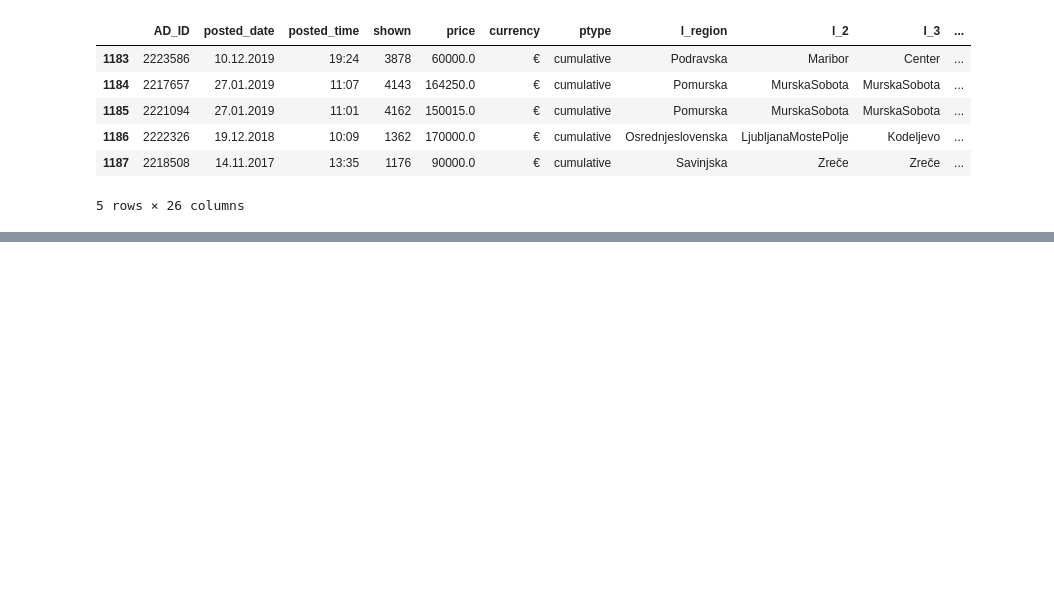
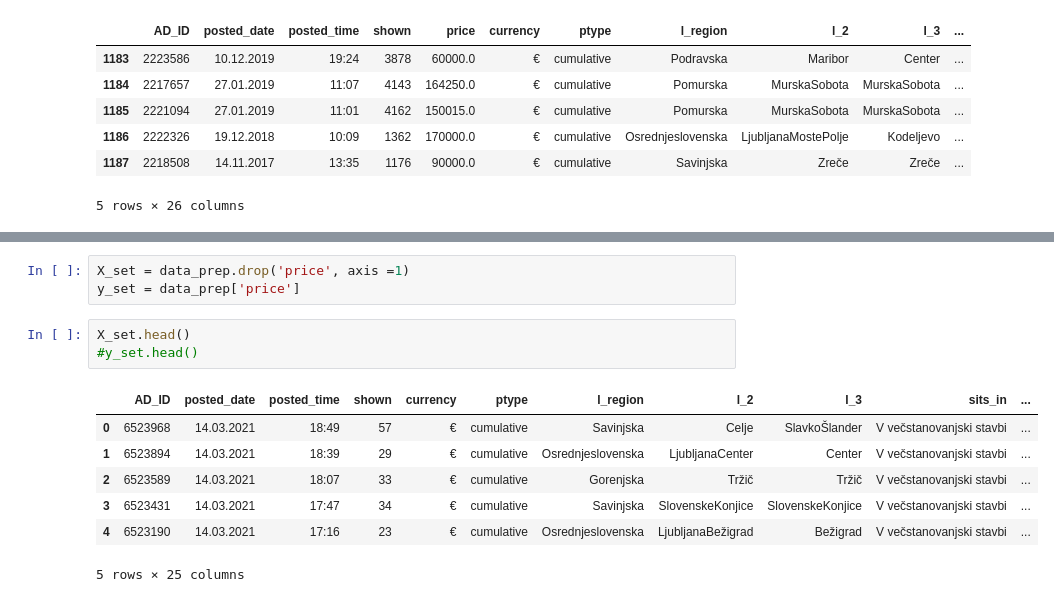
Before and after one commit to jbrlek/Capstone_webScrape_Real_Estate_Regression, a Jupyter notebook: Preparing the features - Bolha Flats.ipynb, the cells around one changed output, grey strips where cells are left out. Cells and saved outputs as stored; diff of their text form; blank space fills up the shorter version.

```diff
--- a/Preparing the features - Bolha Flats.ipynb
+++ b/Preparing the features - Bolha Flats.ipynb
@@ -218,0 +249,14 @@ data_prep_filtered
+# %%
+X_set = data_prep.drop('price', axis =1)
+y_set = data_prep['price']
+# %%
+X_set.head()
+#y_set.head()
+# %% [output]
+|  | AD_ID | posted_date | posted_time | shown | currency | ptype | l_region | l_2 | l_3 | sits_in | ... |
+| 0 | 6523968 | 14.03.2021 | 18:49 | 57 | € | cumulative | Savinjska | Celje | SlavkoŠlander | V večstanovanjski stavbi | ... |
+| 1 | 6523894 | 14.03.2021 | 18:39 | 29 | € | cumulative | Osrednjeslovenska | LjubljanaCenter | Center | V večstanovanjski stavbi | ... |
+| 2 | 6523589 | 14.03.2021 | 18:07 | 33 | € | cumulative | Gorenjska | Tržič | Tržič | V večstanovanjski stavbi | ... |
+| 3 | 6523431 | 14.03.2021 | 17:47 | 34 | € | cumulative | Savinjska | SlovenskeKonjice | SlovenskeKonjice | V večstanovanjski stavbi | ... |
+| 4 | 6523190 | 14.03.2021 | 17:16 | 23 | € | cumulative | Osrednjeslovenska | LjubljanaBežigrad | Bežigrad | V večstanovanjski stavbi | ... |
+5 rows × 25 columns
```
Also changed, not shown: parts of 10 cells of this notebook, 1 other file.
